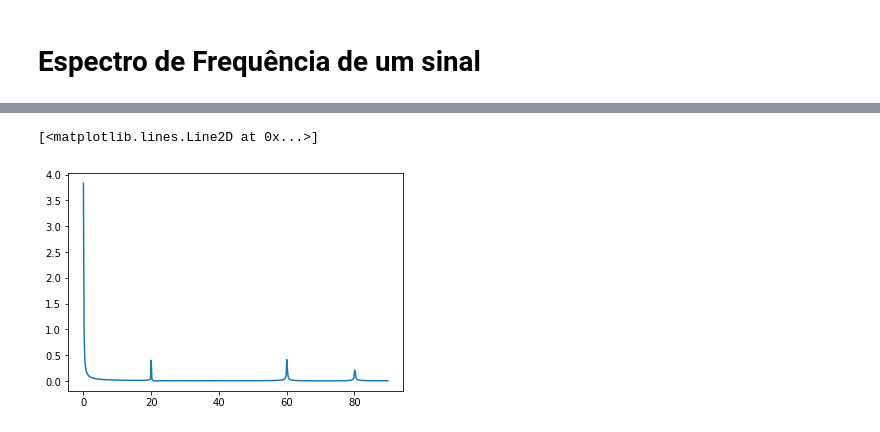
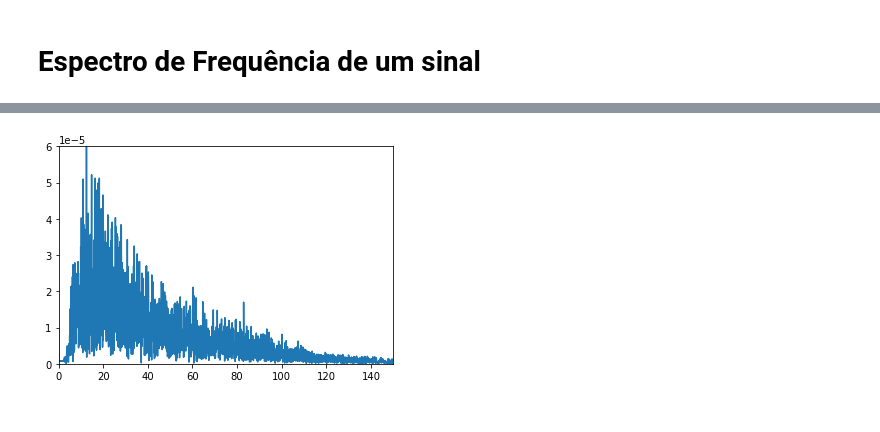
Before and after one commit to GuilhermeMonteiroPeixoto/LOCK-IN-AMPLIFIER-with-PYTHON, a Jupyter notebook: Outros/Espectro_Frequencia.ipynb, the cells around one changed output, grey strips where cells are left out. Drawn from its saved outputs; the diff is of its cells as text; code cells hidden in the pictures.

```diff
--- a/Outros/Espectro_Frequencia.ipynb
+++ b/Outros/Espectro_Frequencia.ipynb
@@ -5,6 +5,6 @@ import matplotlib.pyplot as plt
 import numpy as np
 import pandas as pd
 # %%
-data = pd.read_csv('out.csv') # ou pd.read_csv('out.csv',header=None)
+data = pd.read_csv('HC-1.csv', header=None) # ou pd.read_csv('out.csv',header=None)
 data
 # %% [output]
@@ -29,12 +29,14 @@ plt.show()
 # %%
 #Metodo 1 - Usando Numpy
-sinal = data.iloc[0:,1].to_list()
+sinal = data.iloc[0:,0].to_list()
 tamanho = len(sinal)
-tx = data.iloc[1,0] - data.iloc[0,0]
+tx = 0.001
 freq = np.fft.fftfreq(tamanho, d=tx)
 mascara = freq > 0
 fft_calculo = np.fft.fft(sinal)
 fft_abs = 2.0*np.abs(fft_calculo/tamanho)
 plt.plot(freq[mascara],fft_abs[mascara])
+plt.xlim(0,150)
+plt.ylim(0.00000, 0.00006)
 plt.show()
 # %% [output]
@@ -42,12 +44,14 @@ plt.show()
 # %%
 #Metodo 2 - Usando scipy
 from scipy.fftpack import fft
 N = len(sinal)
-tx = data.iloc[1,0] - data.iloc[0,0]
+tx = 0.001
 y = data.iloc[0:,1].to_list()
 yf = fft(y)
 xf = np.linspace(0.0, 1.0/(2.0*tx), int(N/2))
 plt.plot(xf, 2.0/N*np.abs(yf[0:int(N/2)]))
+plt.xlim(0,150)
+plt.ylim(0.00000, 0.00006)
+plt.show()
 # %% [output]
-[<matplotlib.lines.Line2D at 0x...>]
-[figure, old version]
+[figure, new version]
```
Also changed, not shown: parts of 4 cells of this notebook.
